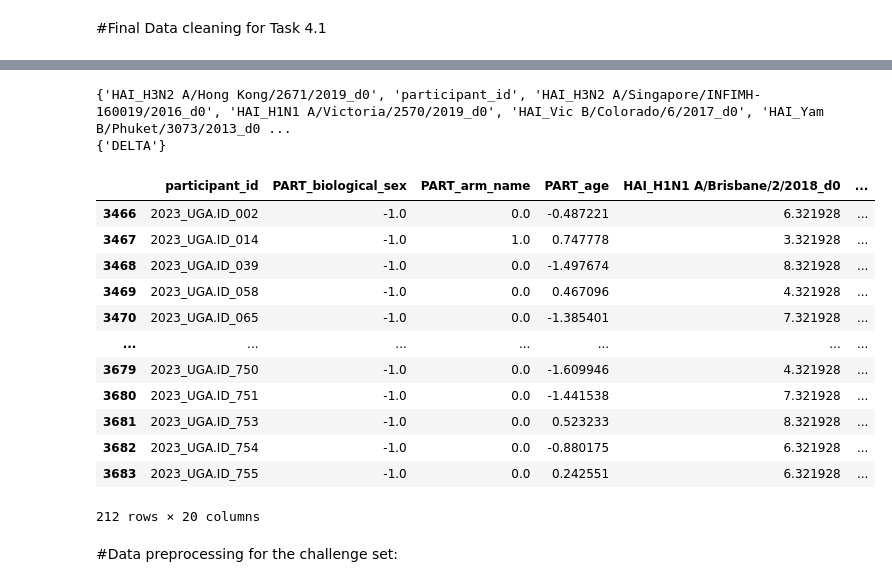
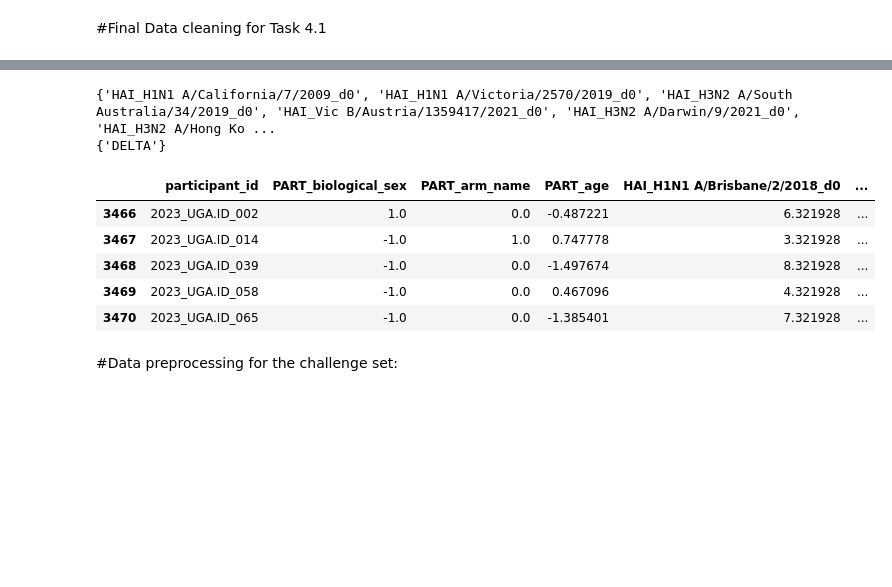
Before and after one commit to DirtyChay/cmi-flu-prediction-challenge-capstone, a Jupyter notebook: automl_models/task_4_1.ipynb, the cells around one changed output, grey strips where cells are left out. Drawn from its saved outputs; the diff is of its cells as text; code cells hidden in the pictures; blank space fills up the shorter version.

```diff
--- a/automl_models/task_4_1.ipynb
+++ b/automl_models/task_4_1.ipynb
@@ -33,10 +33,12 @@ if USE_GOOGLE_COLAB:
     CSV_PATH = os.path.join(os.getcwd(), 'drive', 'MyDrive', 'DSE_260A', 'data', 'cleaned_data')
     CHALLENGE_DATA_PATH = os.path.join(os.getcwd(), 'drive', 'MyDrive', 'DSE_260A', 'data', 'cleaned_data')
     SUBMISSION_PATH = os.getcwd()
+    MODEL_PATH = os.getcwd()
 else:
     CSV_PATH = '..'
     CHALLENGE_DATA_PATH = '../cleaned_data'
     SUBMISSION_PATH = 'submission'
+    MODEL_PATH = 'models'
 # %% [markdown]
 #Final Data cleaning for Task 4.1
 # %%
@@ -48,7 +50,7 @@ df_challenge = challenge_hai.merge(challenge_participants, on='participant_id',
 df_challenge = df_challenge.merge(challenge_transcriptomics, on='participant_id', how='inner')
 # %%
 #drop any d28 HAI columns which are not the target column (HAI_H1N1 A/Victoria/4897/2022_d28)
-df_train = df_train.drop(columns=[c for c in df_train.columns if c.endswith('_d28') and c.startswith(
+df_train = df_train.drop(columns=[c for c in df_train.columns if (c.endswith('_d28') or c.endswith('_d365')) and c.startswith(
     'HAI') and c != 'HAI_H1N1 A/Victoria/4897/2022_d28'])
 
 #filter out participants who do not have a baseline measurement for H1N1 A/Victoria/4897/2022 at day 0
@@ -57,7 +59,7 @@ df_train = df_train[df_train['HAI_H1N1 A/Victoria/4897/2022_d28'].isna() == Fals
 #filter out columns which are all NaN
 df_train = df_train.dropna(axis=1, how='all')
 # %%
-df_train['DELTA'] = df_train['HAI_H1N1 A/Victoria/4897/2022_d28'] - df_train['HAI_H1N1 A/Victoria/4897/2022_d0']
+df_train['DELTA'] = (df_train['HAI_H1N1 A/Victoria/4897/2022_d28'] - df_train['HAI_H1N1 A/Victoria/4897/2022_d0'])
 df_train.drop(columns=['HAI_H1N1 A/Victoria/4897/2022_d28'], inplace=True)
 
 df_train['DELTA'].value_counts()
@@ -98,29 +91,22 @@ print(common_cols)
 missing_from_chal = train_cols - common_cols
 print(missing_from_chal)
 # %% [output]
-{'HAI_H3N2 A/Hong Kong/2671/2019_d0', 'participant_id', 'HAI_H3N2 A/Singapore/INFIMH-160019/2016_d0', 'HAI_H1N1 A/Victoria/2570/2019_d0', 'HAI_Vic B/Colorado/6/2017_d0', 'HAI_Yam B/Phuket/3073/2013_d0 ...
+{'HAI_H1N1 A/California/7/2009_d0', 'HAI_H1N1 A/Victoria/2570/2019_d0', 'HAI_H3N2 A/South Australia/34/2019_d0', 'HAI_Vic B/Austria/1359417/2021_d0', 'HAI_H3N2 A/Darwin/9/2021_d0', 'HAI_H3N2 A/Hong Ko ...
 {'DELTA'}
 # %%
 df_train['PART_arm_name'] = df_train['PART_arm_name'].apply(lambda x: 1.0 if x == 'High Dose Fluzone' else 0.0)
 df_train['PART_biological_sex'] = df_train['PART_biological_sex'].apply(lambda x: 1.0 if x == 'male' else -1.0)
 
 scaler = StandardScaler()
 df_train['PART_age'] = scaler.fit_transform(df_train[['PART_age']])
-df_train
+df_train.head()
 # %% [output]
 |  | participant_id | PART_biological_sex | PART_arm_name | PART_age | HAI_H1N1 A/Brisbane/2/2018_d0 | ... |
-| 3466 | 2023_UGA.ID_002 | -1.0 | 0.0 | -0.487221 | 6.321928 | ... |
+| 3466 | 2023_UGA.ID_002 | 1.0 | 0.0 | -0.487221 | 6.321928 | ... |
 | 3467 | 2023_UGA.ID_014 | -1.0 | 1.0 | 0.747778 | 3.321928 | ... |
 | 3468 | 2023_UGA.ID_039 | -1.0 | 0.0 | -1.497674 | 8.321928 | ... |
 | 3469 | 2023_UGA.ID_058 | -1.0 | 0.0 | 0.467096 | 4.321928 | ... |
 | 3470 | 2023_UGA.ID_065 | -1.0 | 0.0 | -1.385401 | 7.321928 | ... |
-| ... | ... | ... | ... | ... | ... | ... |
-| 3679 | 2023_UGA.ID_750 | -1.0 | 0.0 | -1.609946 | 4.321928 | ... |
-| 3680 | 2023_UGA.ID_751 | -1.0 | 0.0 | -1.441538 | 7.321928 | ... |
-| 3681 | 2023_UGA.ID_753 | -1.0 | 0.0 | 0.523233 | 8.321928 | ... |
-| 3682 | 2023_UGA.ID_754 | -1.0 | 0.0 | -0.880175 | 6.321928 | ... |
-| 3683 | 2023_UGA.ID_755 | -1.0 | 0.0 | 0.242551 | 6.321928 | ... |
-212 rows × 20 columns
 # %% [markdown]
 #Data preprocessing for the challenge set:
 # %%
```
Also changed, not shown: parts of 19 cells of this notebook.
